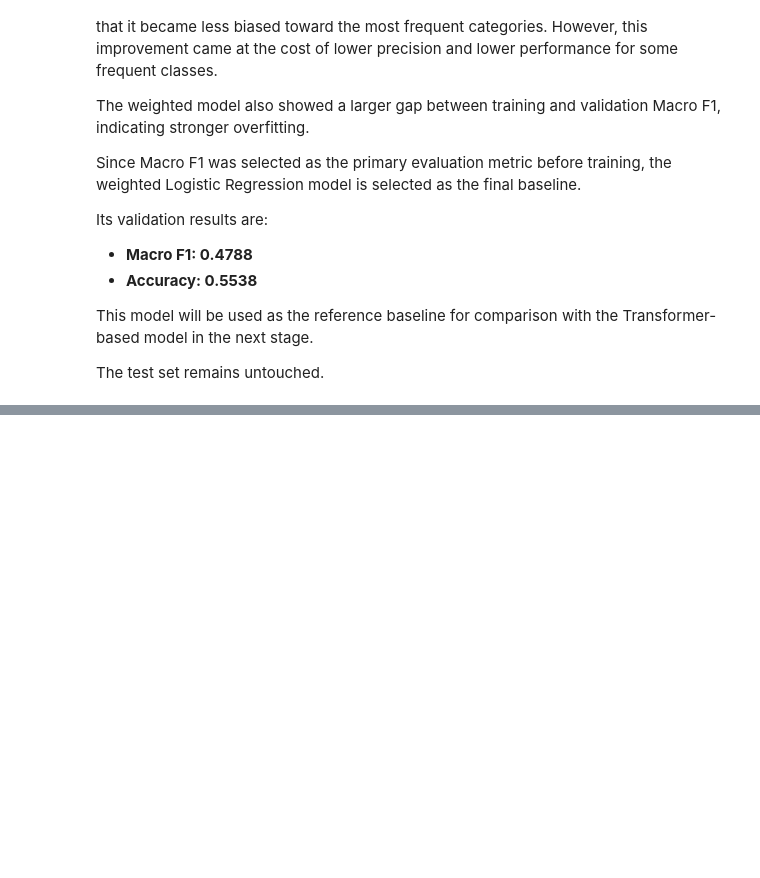
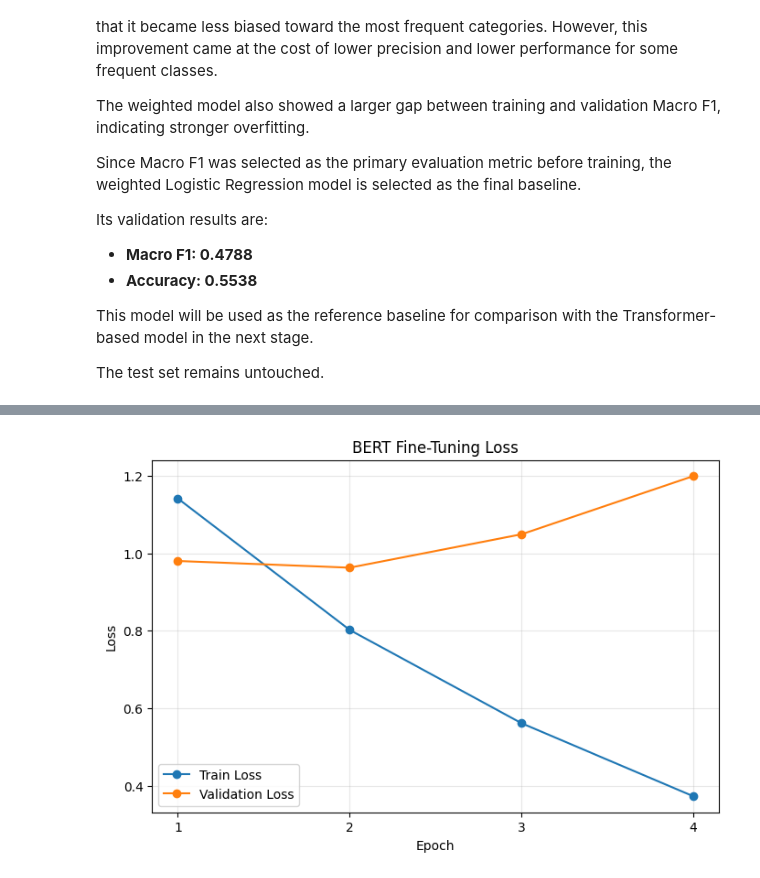
Before and after one commit to IlyaKyazimov/news_category_dataset, a Jupyter notebook: notebook.ipynb, the cells around one changed output, grey strips where cells are left out. Cells and saved outputs as stored; diff of their text form; code cells hidden in the pictures; blank space fills up the shorter version.

```diff
--- a/notebook.ipynb
+++ b/notebook.ipynb
@@ -1016,0 +1638,3 @@ The test set remains untouched.
+# %%
+max_head_epochs = 5
+patience = 2
@@ -1016,0 +1726,7 @@ The test set remains untouched.
+# %%
+bert_model.classifier.load_state_dict(
+    torch.load(
+        head_checkpoint_path,
+        map_location=device,
+    )
+)
@@ -1016,0 +1864,3 @@ The test set remains untouched.
+# %%
+max_fine_tuning_epochs = 6
+early_stopping_patience = 2
@@ -1016,0 +2123,6 @@ The test set remains untouched.
+# %%
+fine_tuning_history_df = pd.DataFrame(
+    fine_tuning_history
+)
+
+fine_tuning_history_df
@@ -1016,0 +2150,26 @@ The test set remains untouched.
+# %%
+plt.figure(figsize=(8, 5))
+
+plt.plot(
+    fine_tuning_history_df["epoch"],
+    fine_tuning_history_df["train_loss"],
+    marker="o",
+    label="Train Loss",
+)
+
+plt.plot(
+    fine_tuning_history_df["epoch"],
+    fine_tuning_history_df["validation_loss"],
+    marker="o",
+    label="Validation Loss",
+)
+
+plt.xlabel("Epoch")
+plt.ylabel("Loss")
+plt.title("BERT Fine-Tuning Loss")
+plt.xticks(fine_tuning_history_df["epoch"])
+plt.legend()
+plt.grid(alpha=0.3)
+plt.show()
+# %% [output]
+[figure, added]
```
Also changed, not shown: parts of 103 cells of this notebook.
